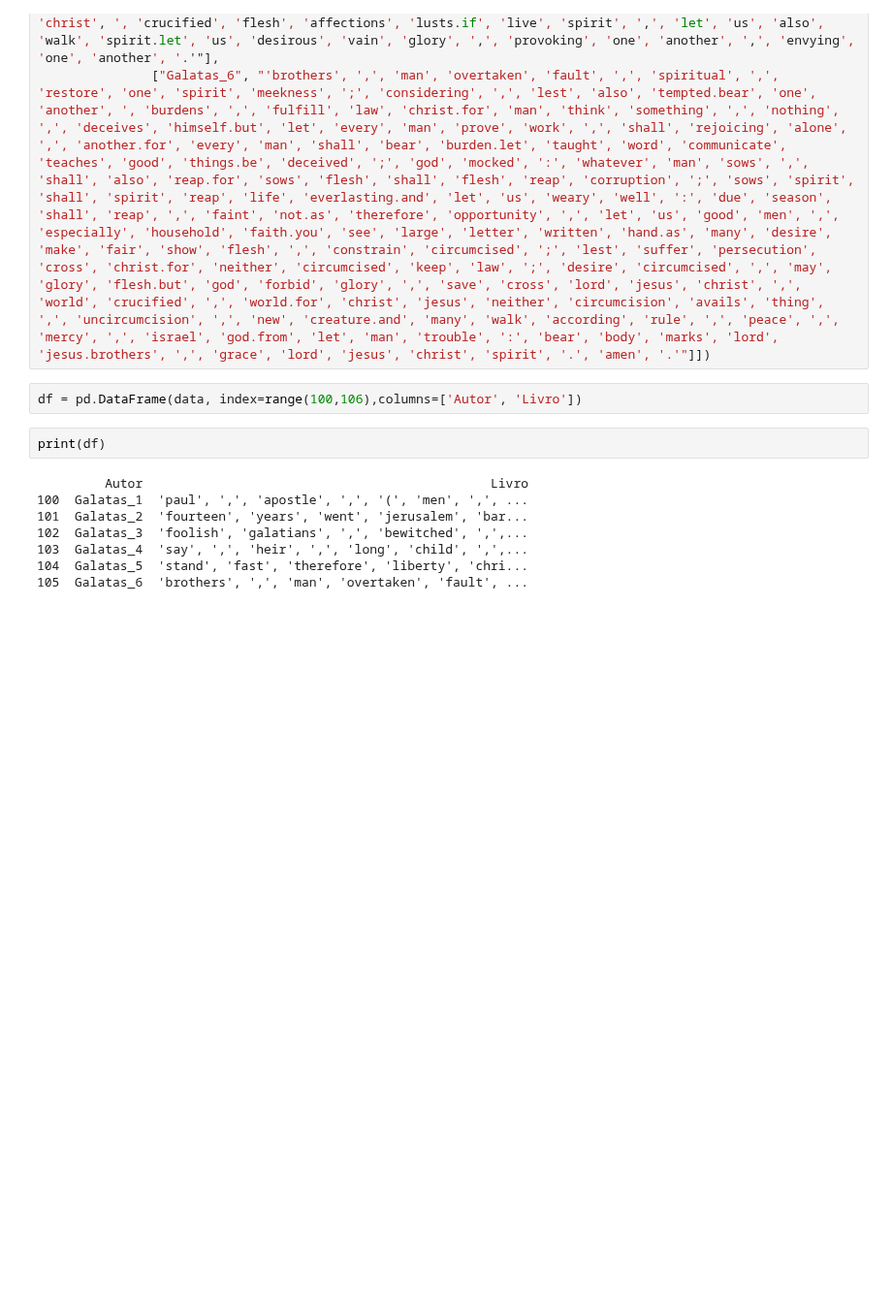
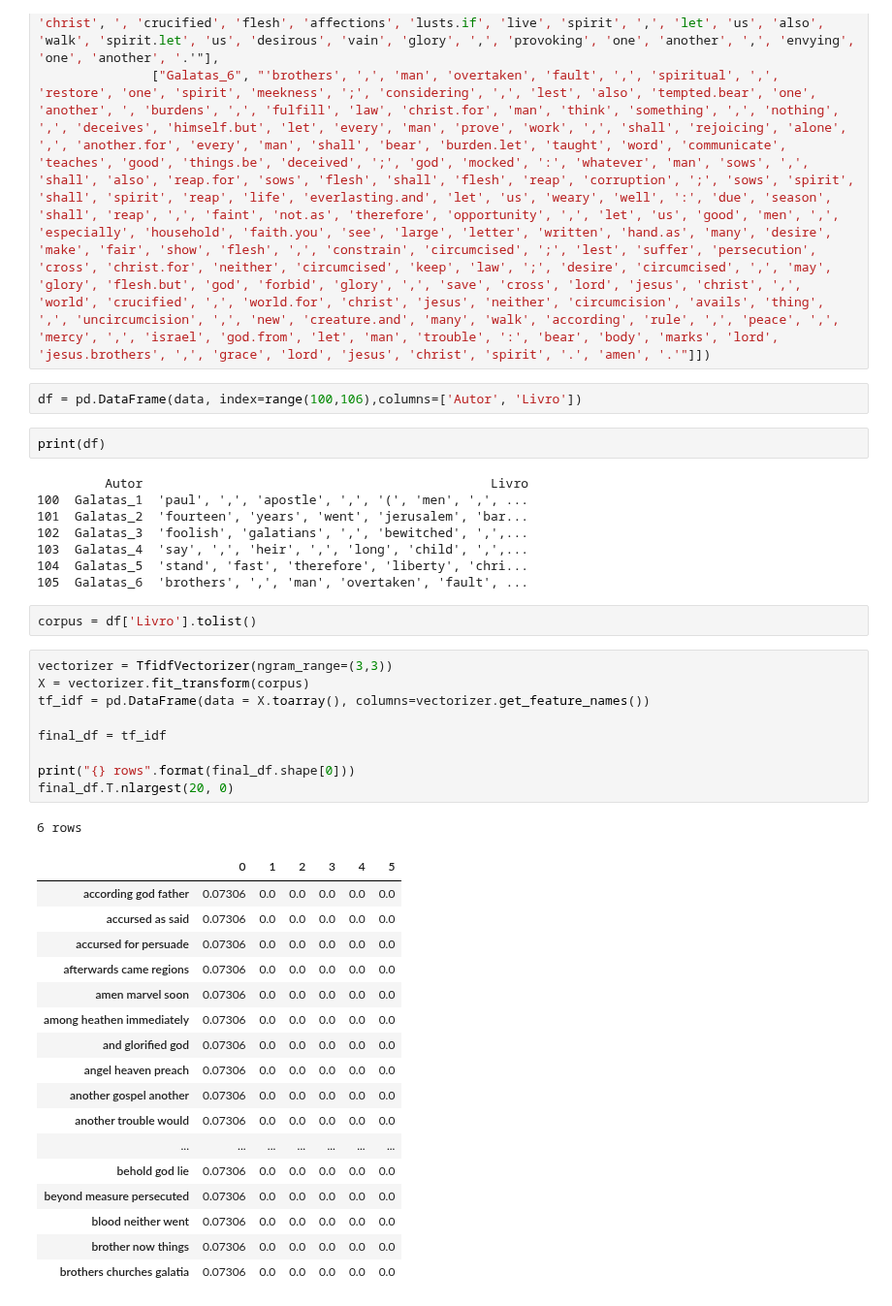
Before and after one commit to Bruno-cesar-dout/Versao_de_experimentos, a Jupyter notebook: Experimento_Galatas.ipynb, the cells around one changed output. Shown at 97% size. Drawn from its saved outputs; the diff is of its cells as text; blank space fills up the shorter version.

```diff
--- a/Experimento_Galatas.ipynb
+++ b/Experimento_Galatas.ipynb
@@ -68,3 +84,33 @@ print(df)
 103  Galatas_4  'say', ',', 'heir', ',', 'long', 'child', ',',...
 104  Galatas_5  'stand', 'fast', 'therefore', 'liberty', 'chri...
 105  Galatas_6  'brothers', ',', 'man', 'overtaken', 'fault', ...
+# %%
+corpus = df['Livro'].tolist()
+# %%
+vectorizer = TfidfVectorizer(ngram_range=(3,3))
+X = vectorizer.fit_transform(corpus)
+tf_idf = pd.DataFrame(data = X.toarray(), columns=vectorizer.get_feature_names())
+
+final_df = tf_idf
+
+print("{} rows".format(final_df.shape[0]))
+final_df.T.nlargest(20, 0)
+# %% [output]
+6 rows
+|  | 0 | 1 | 2 | 3 | 4 | 5 |
+| according god father | 0.07306 | 0.0 | 0.0 | 0.0 | 0.0 | 0.0 |
+| accursed as said | 0.07306 | 0.0 | 0.0 | 0.0 | 0.0 | 0.0 |
+| accursed for persuade | 0.07306 | 0.0 | 0.0 | 0.0 | 0.0 | 0.0 |
+| afterwards came regions | 0.07306 | 0.0 | 0.0 | 0.0 | 0.0 | 0.0 |
+| amen marvel soon | 0.07306 | 0.0 | 0.0 | 0.0 | 0.0 | 0.0 |
+| among heathen immediately | 0.07306 | 0.0 | 0.0 | 0.0 | 0.0 | 0.0 |
+| and glorified god | 0.07306 | 0.0 | 0.0 | 0.0 | 0.0 | 0.0 |
+| angel heaven preach | 0.07306 | 0.0 | 0.0 | 0.0 | 0.0 | 0.0 |
+| another gospel another | 0.07306 | 0.0 | 0.0 | 0.0 | 0.0 | 0.0 |
+| another trouble would | 0.07306 | 0.0 | 0.0 | 0.0 | 0.0 | 0.0 |
+| ... | ... | ... | ... | ... | ... | ... |
+| behold god lie | 0.07306 | 0.0 | 0.0 | 0.0 | 0.0 | 0.0 |
+| beyond measure persecuted | 0.07306 | 0.0 | 0.0 | 0.0 | 0.0 | 0.0 |
+| blood neither went | 0.07306 | 0.0 | 0.0 | 0.0 | 0.0 | 0.0 |
+| brother now things | 0.07306 | 0.0 | 0.0 | 0.0 | 0.0 | 0.0 |
+| brothers churches galatia | 0.07306 | 0.0 | 0.0 | 0.0 | 0.0 | 0.0 |
```
Also changed, not shown: parts of 16 cells of this notebook.
